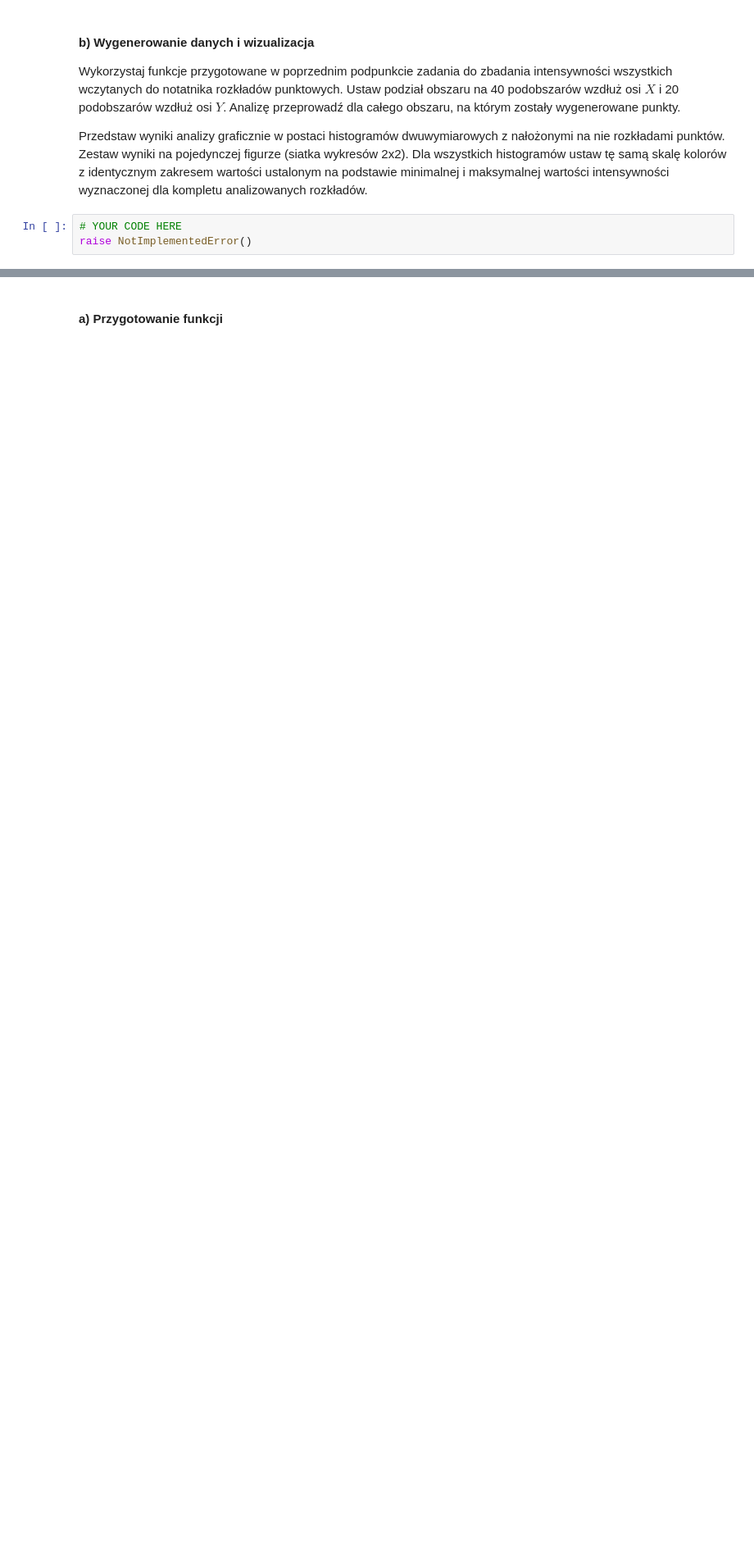
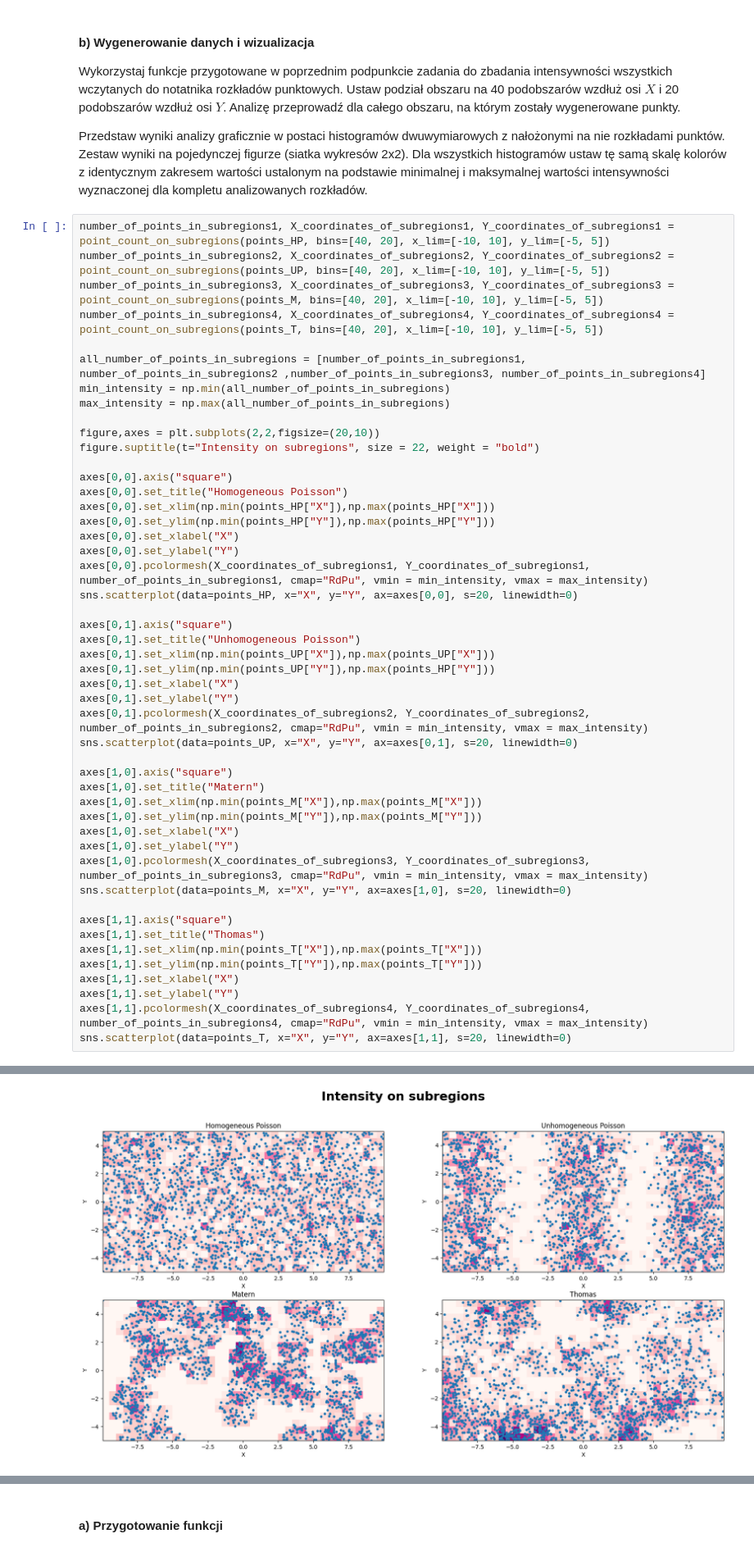
Before and after one commit to zuzannabrauer/spatialDataAnalysis, a Jupyter notebook: ZZ02.ipynb, the cells around one changed output, grey strips where cells are left out. Shown at 82% size. Saved outputs shown, nothing was run; the diff lists cells and outputs as text; blank space fills up the shorter version.

```diff
--- a/ZZ02.ipynb
+++ b/ZZ02.ipynb
@@ -148,5 +113,51 @@ Wykorzystaj funkcje przygotowane w poprzednim podpunkcie zadania do zbadania int
 Przedstaw wyniki analizy graficznie w postaci histogramów dwuwymiarowych z nałożonymi na nie rozkładami punktów. Zestaw wyniki na pojedynczej figurze (siatka wykresów 2x2).
 Dla wszystkich histogramów ustaw tę samą skalę kolorów z identycznym zakresem wartości ustalonym na podstawie minimalnej i maksymalnej wartości intensywności wyznaczonej dla kompletu analizowanych rozkładów.
 # %%
-# YOUR CODE HERE
-raise NotImplementedError()
+number_of_points_in_subregions1, X_coordinates_of_subregions1, Y_coordinates_of_subregions1 = point_count_on_subregions(points_HP, bins=[40, 20], x_lim=[-10, 10], y_lim=[-5, 5])
+number_of_points_in_subregions2, X_coordinates_of_subregions2, Y_coordinates_of_subregions2 = point_count_on_subregions(points_UP, bins=[40, 20], x_lim=[-10, 10], y_lim=[-5, 5])
+number_of_points_in_subregions3, X_coordinates_of_subregions3, Y_coordinates_of_subregions3 = point_count_on_subregions(points_M, bins=[40, 20], x_lim=[-10, 10], y_lim=[-5, 5])
+number_of_points_in_subregions4, X_coordinates_of_subregions4, Y_coordinates_of_subregions4 = point_count_on_subregions(points_T, bins=[40, 20], x_lim=[-10, 10], y_lim=[-5, 5])
+
+all_number_of_points_in_subregions = [number_of_points_in_subregions1, number_of_points_in_subregions2 ,number_of_points_in_subregions3, number_of_points_in_subregions4]
+min_intensity = np.min(all_number_of_points_in_subregions)
+max_intensity = np.max(all_number_of_points_in_subregions)
+
+figure,axes = plt.subplots(2,2,figsize=(20,10))
+figure.suptitle(t="Intensity on subregions", size = 22, weight = "bold")
+
+axes[0,0].axis("square")
+axes[0,0].set_title("Homogeneous Poisson")
+axes[0,0].set_xlim(np.min(points_HP["X"]),np.max(points_HP["X"]))
+axes[0,0].set_ylim(np.min(points_HP["Y"]),np.max(points_HP["Y"]))
+axes[0,0].set_xlabel("X")
+axes[0,0].set_ylabel("Y")
+axes[0,0].pcolormesh(X_coordinates_of_subregions1, Y_coordinates_of_subregions1, number_of_points_in_subregions1, cmap="RdPu", vmin = min_intensity, vmax = max_intensity)
+sns.scatterplot(data=points_HP, x="X", y="Y", ax=axes[0,0], s=20, linewidth=0)
+
+axes[0,1].axis("square")
+axes[0,1].set_title("Unhomogeneous Poisson")
+axes[0,1].set_xlim(np.min(points_UP["X"]),np.max(points_UP["X"]))
+axes[0,1].set_ylim(np.min(points_UP["Y"]),np.max(points_HP["Y"]))
+axes[0,1].set_xlabel("X")
+axes[0,1].set_ylabel("Y")
+axes[0,1].pcolormesh(X_coordinates_of_subregions2, Y_coordinates_of_subregions2, number_of_points_in_subregions2, cmap="RdPu", vmin = min_intensity, vmax = max_intensity)
+sns.scatterplot(data=points_UP, x="X", y="Y", ax=axes[0,1], s=20, linewidth=0)
+
+axes[1,0].axis("square")
+axes[1,0].set_title("Matern")
+axes[1,0].set_xlim(np.min(points_M["X"]),np.max(points_M["X"]))
+axes[1,0].set_ylim(np.min(points_M["Y"]),np.max(points_M["Y"]))
+axes[1,0].set_xlabel("X")
+axes[1,0].set_ylabel("Y")
+axes[1,0].pcolormesh(X_coordinates_of_subregions3, Y_coordinates_of_subregions3, number_of_points_in_subregions3, cmap="RdPu", vmin = min_intensity, vmax = max_intensity)
+sns.scatterplot(data=points_M, x="X", y="Y", ax=axes[1,0], s=20, linewidth=0)
+
+axes[1,1].axis("square")
+axes[1,1].set_title("Thomas")
+axes[1,1].set_xlim(np.min(points_T["X"]),np.max(points_T["X"]))
+axes[1,1].set_ylim(np.min(points_T["Y"]),np.max(points_T["Y"]))
+axes[1,1].set_xlabel("X")
+axes[1,1].set_ylabel("Y")
+axes[1,1].pcolormesh(X_coordinates_of_subregions4, Y_coordinates_of_subregions4, number_of_points_in_subregions4, cmap="RdPu", vmin = min_intensity, vmax = max_intensity)
+sns.scatterplot(data=points_T, x="X", y="Y", ax=axes[1,1], s=20, linewidth=0)
+# %% [output]
@@ -153,3 +165,4 @@ raise NotImplementedError()
+[figure, added]
 # %% [markdown]
 ### Zadanie 2: Badanie intensywności procesu punktowego metodą funkcji jądrowych (20 pkt)
 
```
Also changed, not shown: parts of 3 cells of this notebook.
